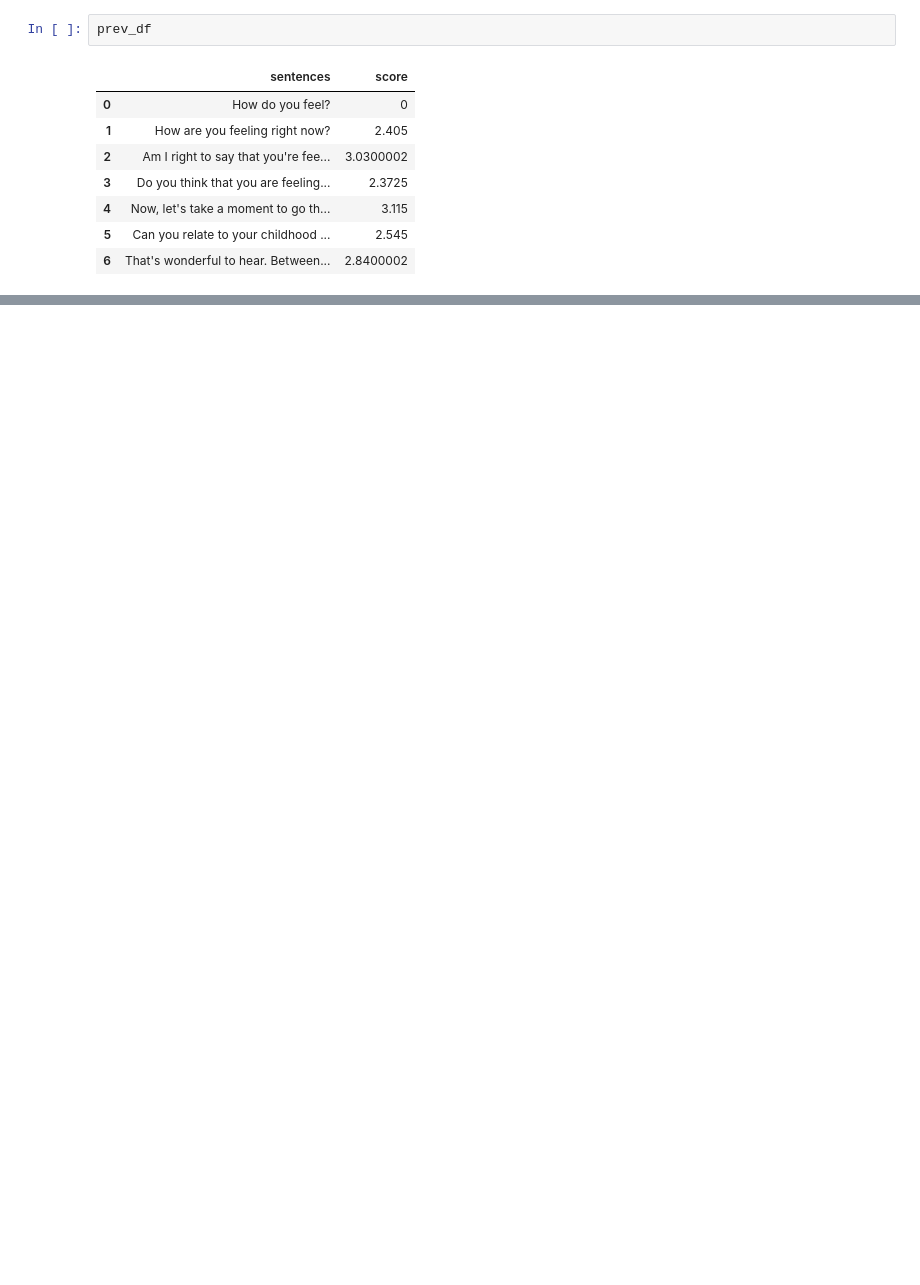
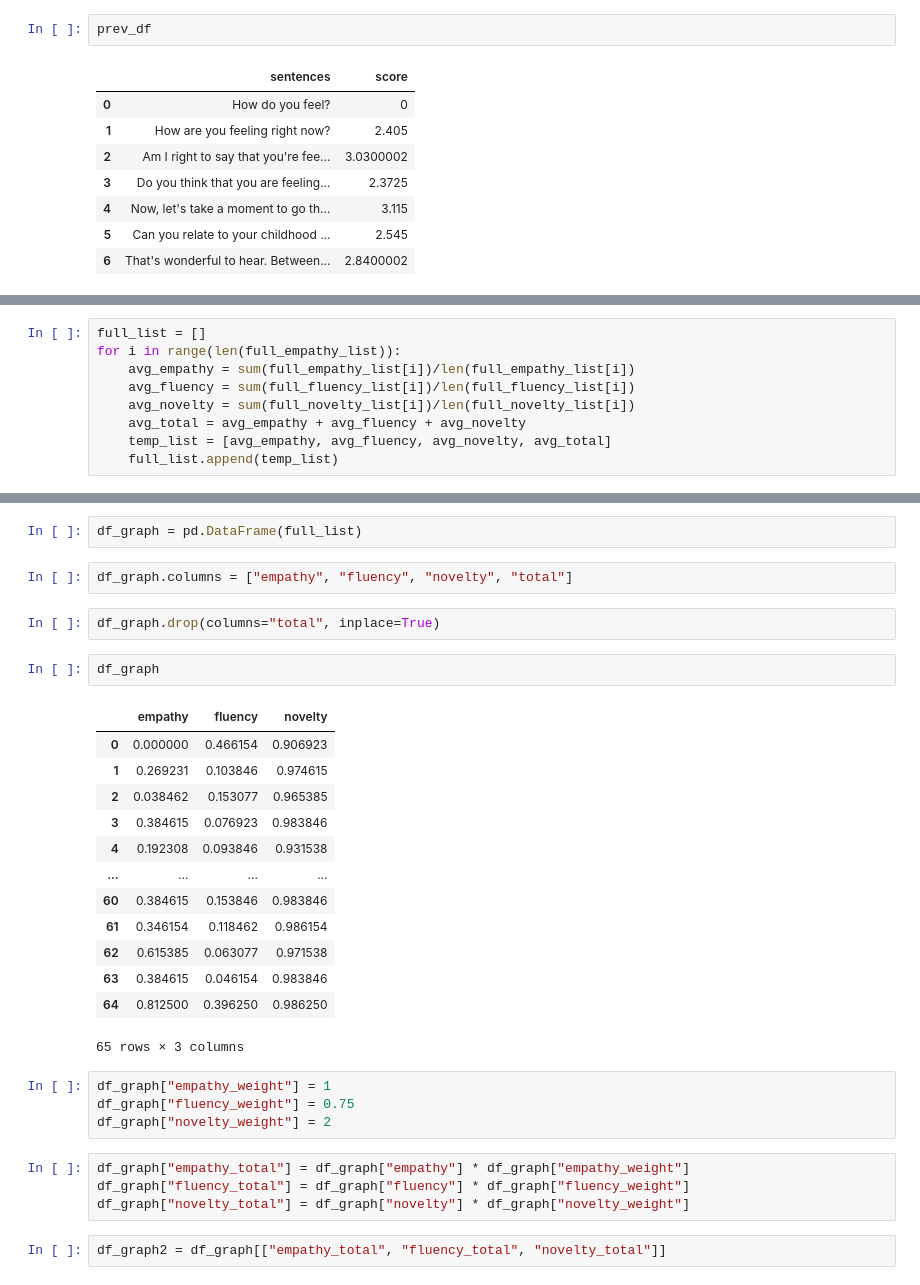
Before and after one commit to weijie9512/official_sat_chatbot, a Jupyter notebook: jupyter/Stage NA - Retrieval.ipynb, the cells around one changed output, grey strips where cells are left out. Saved outputs shown, nothing was run; the diff lists cells and outputs as text; blank space fills up the shorter version.

```diff
--- a/jupyter/Stage NA - Retrieval.ipynb
+++ b/jupyter/Stage NA - Retrieval.ipynb
@@ -189,0 +273,9 @@ prev_df
+# %%
+full_list = []
+for i in range(len(full_empathy_list)):
+    avg_empathy = sum(full_empathy_list[i])/len(full_empathy_list[i])
+    avg_fluency = sum(full_fluency_list[i])/len(full_fluency_list[i])
+    avg_novelty = sum(full_novelty_list[i])/len(full_novelty_list[i])
+    avg_total = avg_empathy + avg_fluency + avg_novelty
+    temp_list = [avg_empathy, avg_fluency, avg_novelty, avg_total]
+    full_list.append(temp_list)
@@ -189,0 +302,32 @@ prev_df
+# %%
+df_graph = pd.DataFrame(full_list)
+# %%
+df_graph.columns = ["empathy", "fluency", "novelty", "total"]
+# %%
+df_graph.drop(columns="total", inplace=True)
+# %%
+df_graph
+# %% [output]
+|  | empathy | fluency | novelty |
+| 0 | 0.000000 | 0.466154 | 0.906923 |
+| 1 | 0.269231 | 0.103846 | 0.974615 |
+| 2 | 0.038462 | 0.153077 | 0.965385 |
+| 3 | 0.384615 | 0.076923 | 0.983846 |
+| 4 | 0.192308 | 0.093846 | 0.931538 |
+| ... | ... | ... | ... |
+| 60 | 0.384615 | 0.153846 | 0.983846 |
+| 61 | 0.346154 | 0.118462 | 0.986154 |
+| 62 | 0.615385 | 0.063077 | 0.971538 |
+| 63 | 0.384615 | 0.046154 | 0.983846 |
+| 64 | 0.812500 | 0.396250 | 0.986250 |
+65 rows × 3 columns
+# %%
+df_graph["empathy_weight"] = 1
+df_graph["fluency_weight"] = 0.75
+df_graph["novelty_weight"] = 2
+# %%
+df_graph["empathy_total"] = df_graph["empathy"] * df_graph["empathy_weight"]
+df_graph["fluency_total"] = df_graph["fluency"] * df_graph["fluency_weight"]
+df_graph["novelty_total"] = df_graph["novelty"] * df_graph["novelty_weight"]
+# %%
+df_graph2 = df_graph[["empathy_total", "fluency_total", "novelty_total"]]
```
Also changed, not shown: parts of 14 cells of this notebook, 15 other files.
